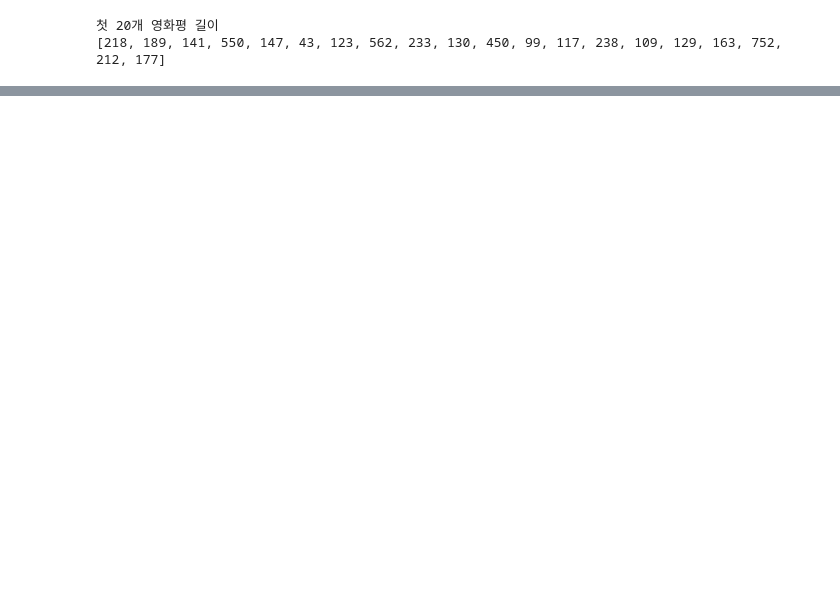
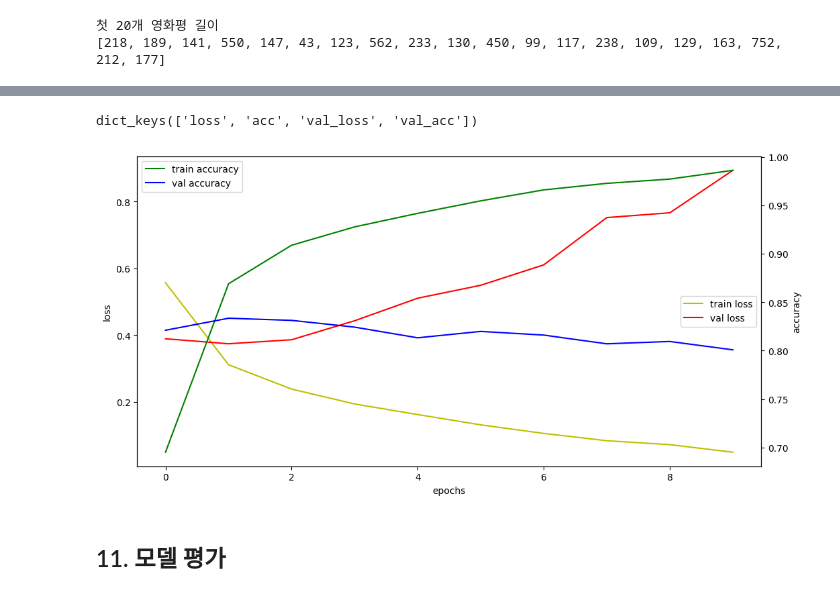
Before and after one commit to jangsh4752/ai_x, a Jupyter notebook: source/07_자연어처리/ch5_LSTM(영화평감성분석).ipynb, the cells around one changed output, grey strips where cells are left out. Saved outputs shown, nothing was run; the diff lists cells and outputs as text; code cells hidden in the pictures; blank space fills up the shorter version.

```diff
--- a/source/07_자연어처리/ch5_LSTM(영화평감성분석).ipynb
+++ b/source/07_자연어처리/ch5_LSTM(영화평감성분석).ipynb
@@ -144,0 +174,12 @@ TypeError: show_length() takes 0 positional arguments but 1 was given
+# %%
+model = Sequential()
+model.add(Embedding(input_dim=MY_WORDS, # 10000
+                   output_dim=MY_EMBED, # 32
+                   input_length=MY_LENGTH)) # 80
+# RNN : 입력 단어의 길이 수가 너무 길면 파리미터 업데이트 안 됨
+# 개선모델1. LSTM 개선모델2. GRU
+model.add(GRU(units=MY_HIDDEN,
+              input_shape=(MY_LENGTH, MY_EMBED)
+         ))
+model.add(Dense(units=1, activation='sigmoid'))
+model.summary()
@@ -144,0 +204,12 @@ TypeError: show_length() takes 0 positional arguments but 1 was given
+# %%
+model.compile(loss='binary_crossentropy', # 이진분류시 손실함수
+             optimizer='adam',
+             metrics=['acc'])
+begin = time() # 70.1.1부터 현재까지의 초수
+hist = model.fit(X_train, y_train,
+                epochs=MY_EPOCH,
+                batch_size=MY_BATCH,
+                validation_split=0.2,
+                verbose=1)
+end = time() # 70.1.1부터 이 시점까지의 초수
+print('총 학습시간 :', (end-begin))
@@ -144,0 +234,23 @@ TypeError: show_length() takes 0 positional arguments but 1 was given
+# %%
+hist.history.keys()
+# %% [output]
+dict_keys(['loss', 'acc', 'val_loss', 'val_acc'])
+# %%
+# 5. 모델 학습과정 시각화
+import matplotlib.pyplot as plt
+fig, loss_ax = plt.subplots(figsize=(12,6))
+loss_ax.plot(hist.history['loss'], 'y', label='train loss')
+loss_ax.plot(hist.history['val_loss'], 'r', label='val loss')
+acc_ax = loss_ax.twinx()
+acc_ax.plot(hist.history['acc'], 'g', label='train accuracy')
+acc_ax.plot(hist.history['val_acc'], 'b', label='val accuracy')
+loss_ax.set_xlabel('epochs')
+loss_ax.set_ylabel('loss')
+acc_ax.set_ylabel('accuracy')
+loss_ax.legend(loc='center right')
+acc_ax.legend(loc='upper left')
+plt.show()
+# %% [output]
+[figure, added]
+# %% [markdown]
+## 11. 모델 평가
```
Also changed, not shown: parts of 34 cells of this notebook, 4 other files.
